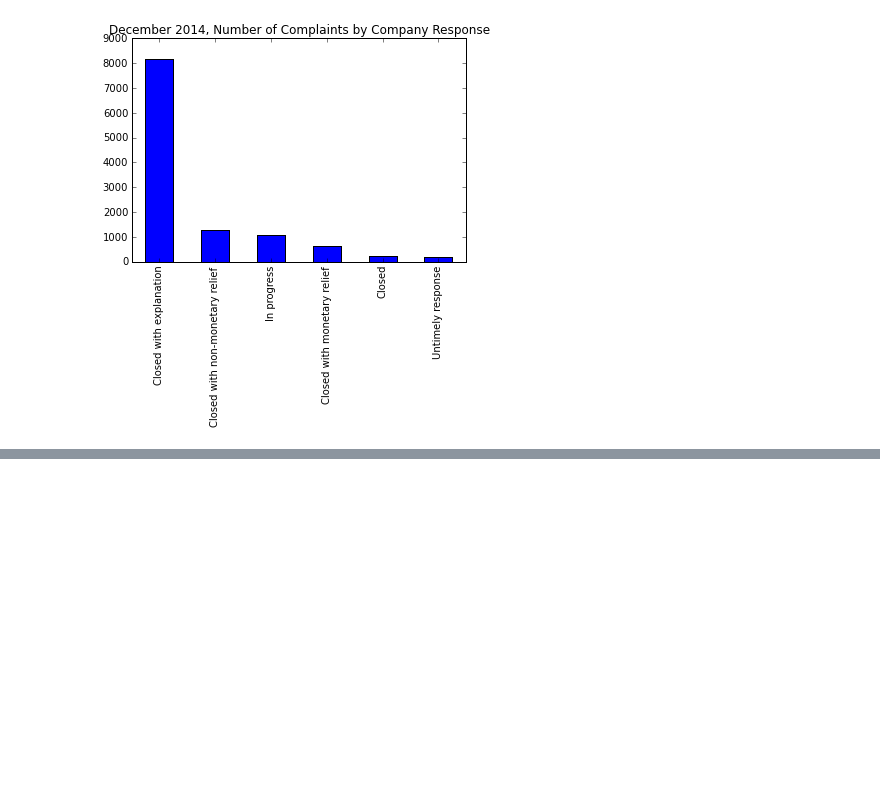
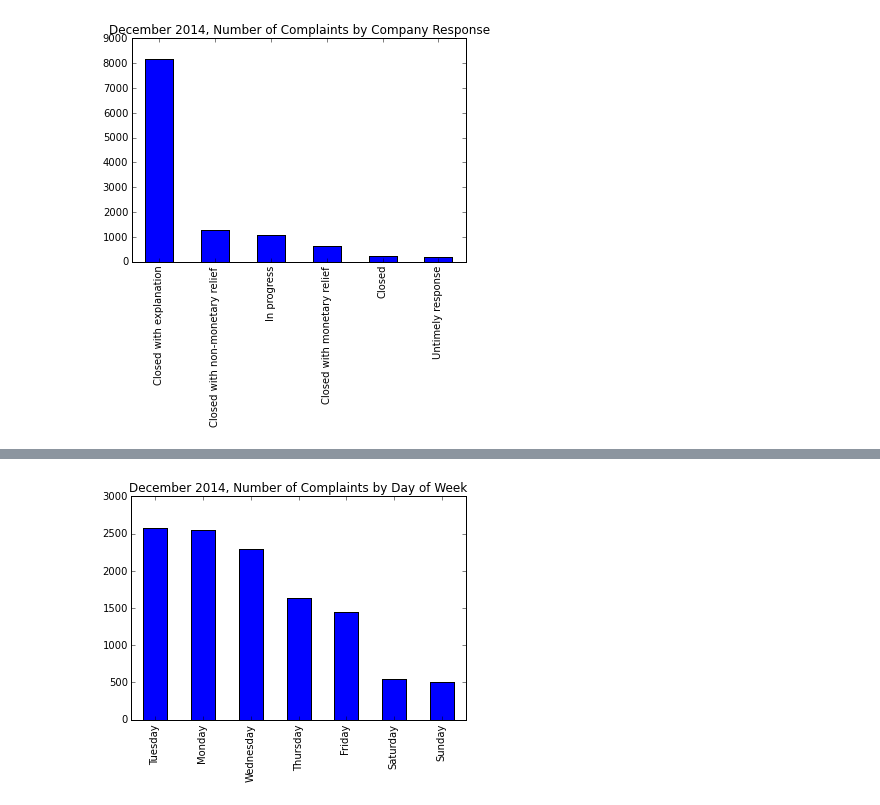
Before and after one commit to ahartz1/consumer-complaints, a Jupyter notebook: consumer-complaints.ipynb, the cells around one changed output, grey strips where cells are left out. Cells and saved outputs as stored; diff of their text form; code cells hidden in the pictures; blank space fills up the shorter version.

Commit message:
Add day labels to last graph of Normal Mode

```diff
--- a/consumer-complaints.ipynb
+++ b/consumer-complaints.ipynb
@@ -159 +157,8 @@ cdata2.weekday.value_counts().plot(title='December 2014, Number of Complaints by
 [figure]
+# %%
+cdata3 = cdata2.replace({'weekday': {0: 'Monday', 1: 'Tuesday', 2: 'Wednesday', 3: 'Thursday', 4: 'Friday', 5: 'Saturday', 6: 'Sunday'}})
+# %%
+cdata3.weekday.value_counts().plot(title='December 2014, Number of Complaints by Day of Week', kind='bar')
+plt.show()
+# %% [output]
+[figure, added]
```
Also changed, not shown: parts of 2 cells of this notebook.
